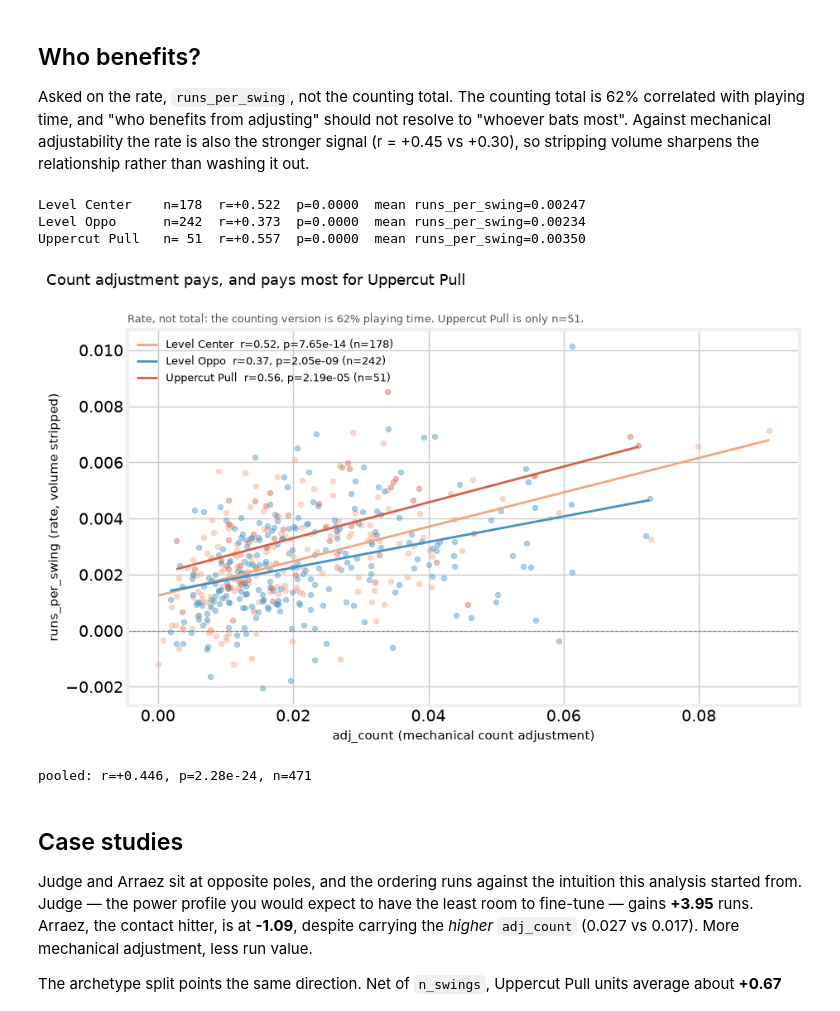
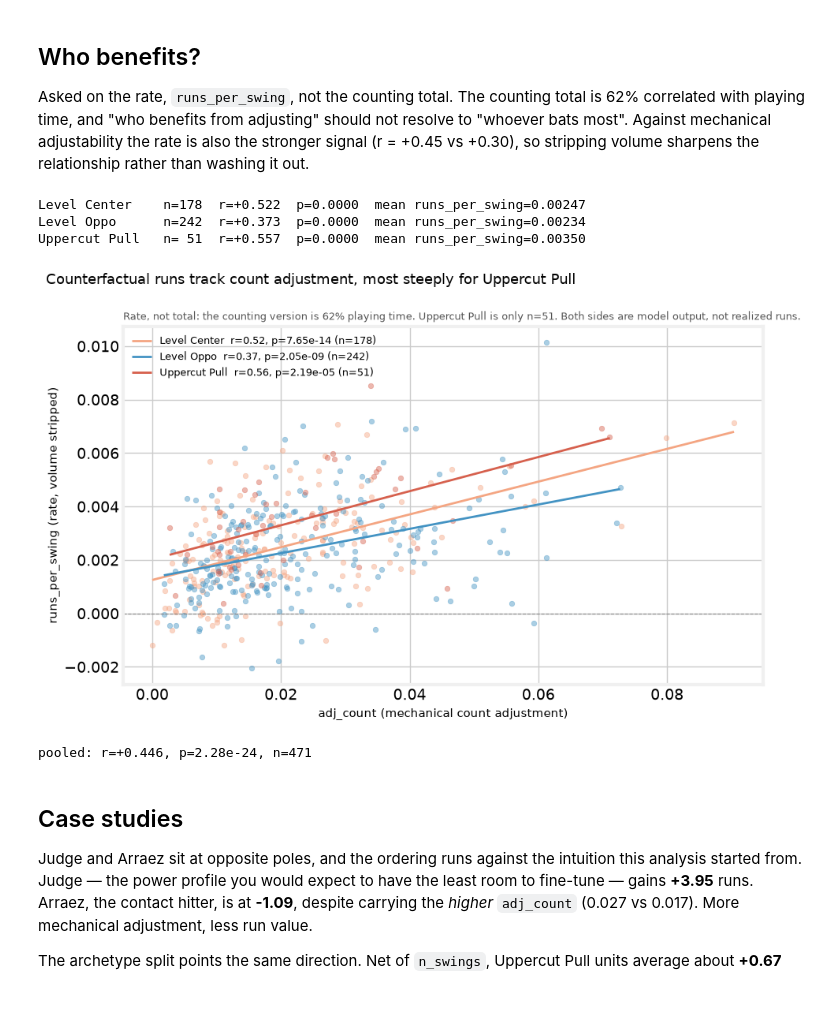
Before and after one commit to theoauyeung/swing_repetoire, a Jupyter notebook: src/optimal_adj_policy.ipynb, the cells around one changed output. Drawn from its saved outputs; the diff is of its cells as text; code cells hidden in the pictures.

```diff
--- a/src/optimal_adj_policy.ipynb
+++ b/src/optimal_adj_policy.ipynb
@@ -275,36 +275,36 @@ stripping volume sharpens the relationship rather than washing it out.
 ARCH_COLORS = {'Level Oppo': '#4393c3', 'Level Center': '#f4a582', 'Uppercut Pull': '#d6604d'}
 
 with plt.style.context(FT):
     fig, ax = plt.subplots(figsize=(9.5, 6))
     for arch, g in df.groupby('archetype_name'):
         c = ARCH_COLORS.get(arch, '#888')
         ax.scatter(g['adj_count'], g['runs_per_swing'], color=c, alpha=0.45, s=22, label=None)
         m, b, r, p, _ = stats.linregress(g['adj_count'], g['runs_per_swing'])
         xs = np.linspace(g['adj_count'].min(), g['adj_count'].max(), 80)
         ax.plot(xs, m * xs + b, color=c, lw=2,
                 label=f'{arch}  r={r:.2f}, p={p:.3g} (n={len(g)})')
         print(f'{arch:<15} n={len(g):>3}  r={r:+.3f}  p={p:.4f}  '
               f'mean runs_per_swing={g["runs_per_swing"].mean():.5f}')
     ax.axhline(0, color='#888', lw=0.8, ls='--')
     ax.set_xlabel('adj_count (mechanical count adjustment)', fontsize=11)
     ax.set_ylabel('runs_per_swing (rate, volume stripped)', fontsize=11)
     ax.set_title('Rate, not total: the counting version is 62% playing time. '
-                 'Uppercut Pull is only n=51.',
+                 'Uppercut Pull is only n=51. Both sides are model output, not realized runs.',
                  fontsize=9, color='#555', loc='left')
-    fig.suptitle('Count adjustment pays, and pays most for Uppercut Pull',
+    fig.suptitle('Counterfactual runs track count adjustment, most steeply for Uppercut Pull',
                  fontsize=13, x=0.02, ha='left')
     ax.legend(frameon=False, fontsize=9)
     fig.tight_layout()
     fig.savefig(plot_path('adj_policy_hte_archetype.png'), dpi=150, bbox_inches='tight')
     plt.show()
 
 r_all, p_all = stats.pearsonr(df['adj_count'], df['runs_per_swing'])
 print(f'\npooled: r={r_all:+.3f}, p={p_all:.3g}, n={len(df)}')
 # %% [output]
 Level Center    n=178  r=+0.522  p=0.0000  mean runs_per_swing=0.00247
 Level Oppo      n=242  r=+0.373  p=0.0000  mean runs_per_swing=0.00234
 Uppercut Pull   n= 51  r=+0.557  p=0.0000  mean runs_per_swing=0.00350
-[figure, old version]
+[figure, new version]
 pooled: r=+0.446, p=2.28e-24, n=471
 # %% [markdown]
 ## Case studies
```
Also changed, not shown: 1 other file.
